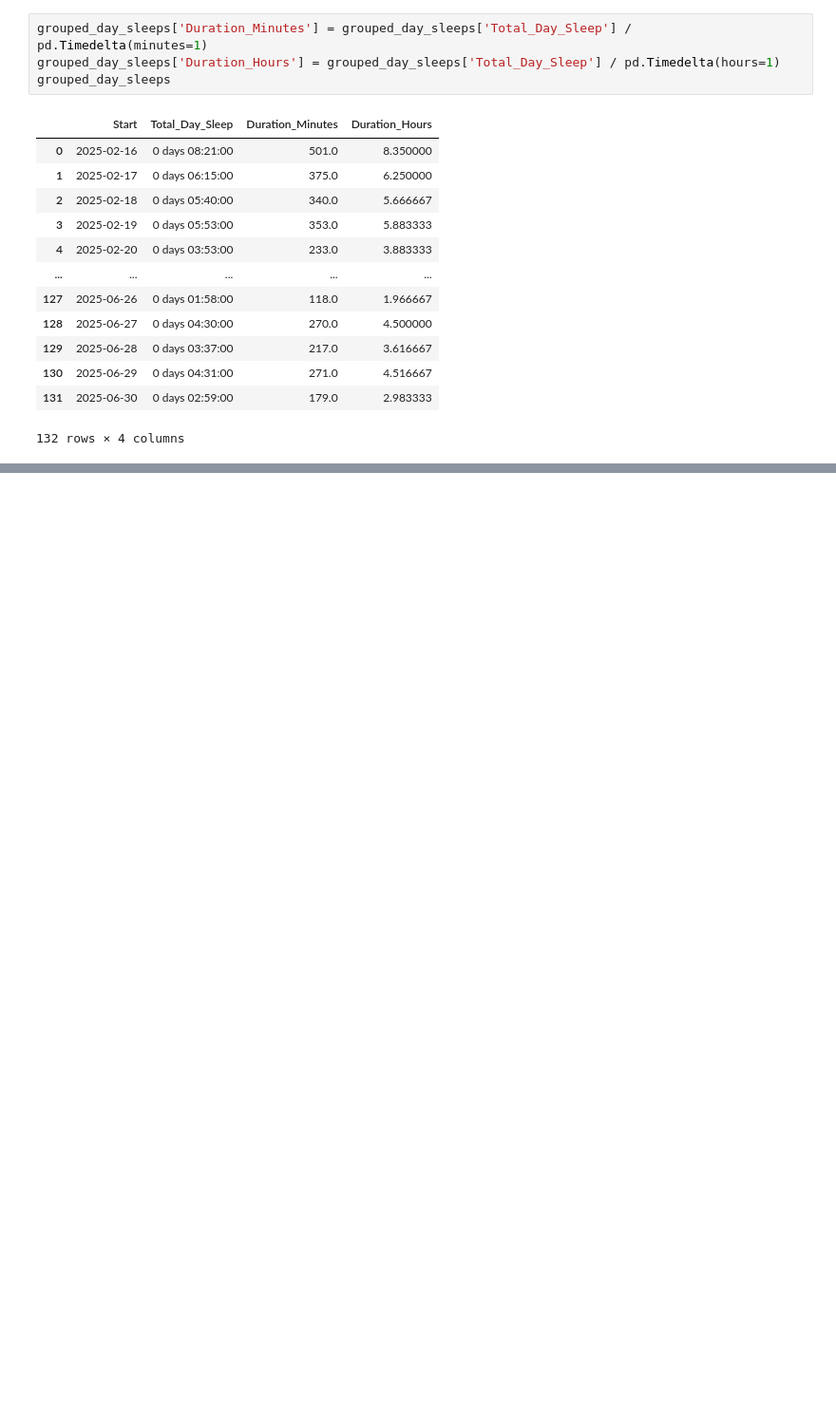
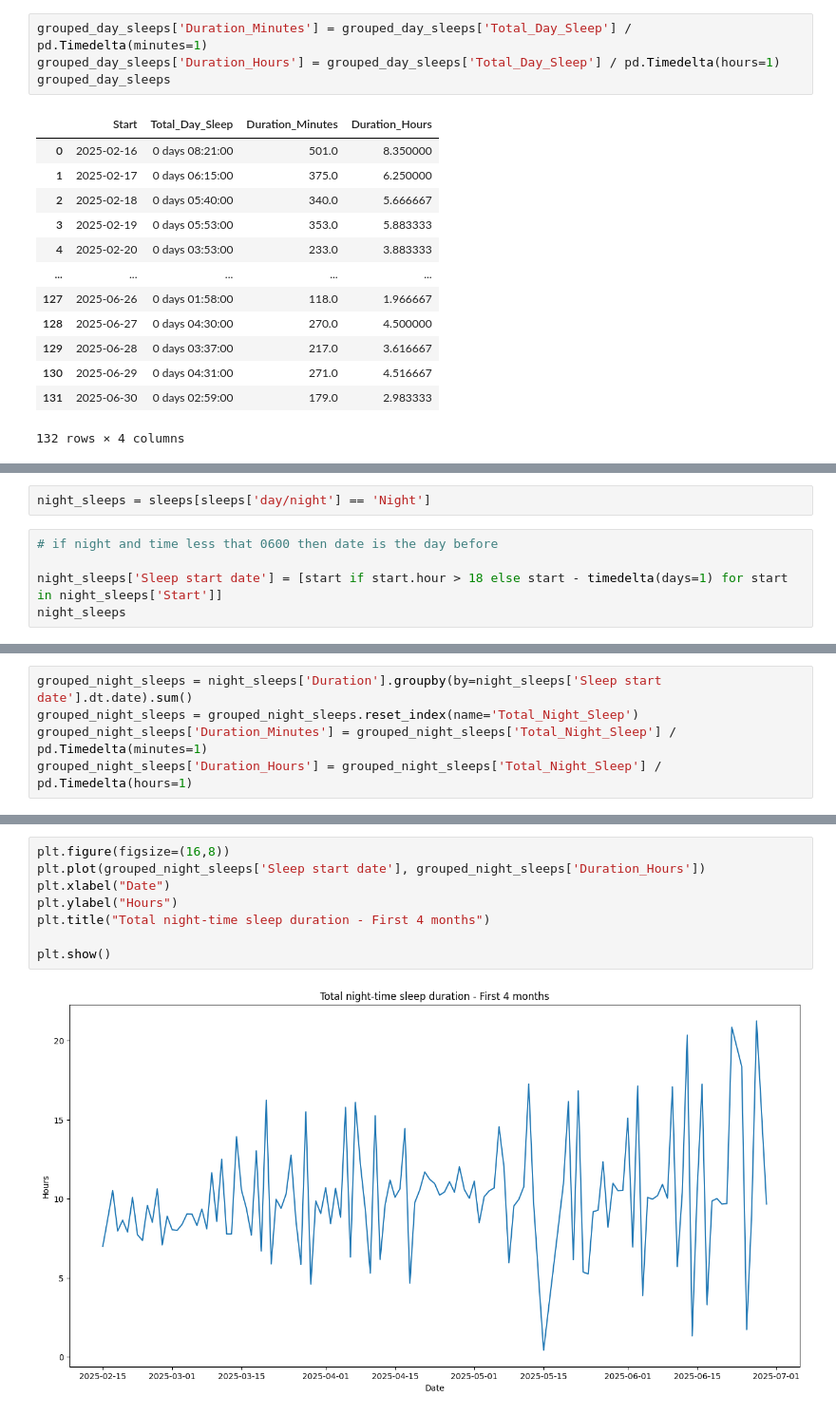
Before and after one commit to trow-land/Data-Science, a Jupyter notebook: Baby Progress/baby_data_analysis.ipynb, the cells around one changed output, grey strips where cells are left out. Shown at 95% size. Saved outputs shown, nothing was run; the diff lists cells and outputs as text; blank space fills up the shorter version.

```diff
--- a/Baby Progress/baby_data_analysis.ipynb
+++ b/Baby Progress/baby_data_analysis.ipynb
@@ -218,0 +216,7 @@ plt.show()
+# %%
+night_sleeps = sleeps[sleeps['day/night'] == 'Night']
+# %%
+# if night and time less that 0600 then date is the day before
+
+night_sleeps['Sleep start date'] = [start if start.hour > 18 else start - timedelta(days=1) for start in night_sleeps['Start']]
+night_sleeps
@@ -218,0 +264,5 @@ plt.show()
+# %%
+grouped_night_sleeps = night_sleeps['Duration'].groupby(by=night_sleeps['Sleep start date'].dt.date).sum()
+grouped_night_sleeps = grouped_night_sleeps.reset_index(name='Total_Night_Sleep')
+grouped_night_sleeps['Duration_Minutes'] = grouped_night_sleeps['Total_Night_Sleep'] / pd.Timedelta(minutes=1)
+grouped_night_sleeps['Duration_Hours'] = grouped_night_sleeps['Total_Night_Sleep'] / pd.Timedelta(hours=1)
@@ -218,0 +285,10 @@ plt.show()
+# %%
+plt.figure(figsize=(16,8))
+plt.plot(grouped_night_sleeps['Sleep start date'], grouped_night_sleeps['Duration_Hours'])
+plt.xlabel("Date")
+plt.ylabel("Hours")
+plt.title("Total night-time sleep duration - First 4 months")
+
+plt.show()
+# %% [output]
+[figure, added]
```
Also changed, not shown: parts of 8 cells of this notebook.
